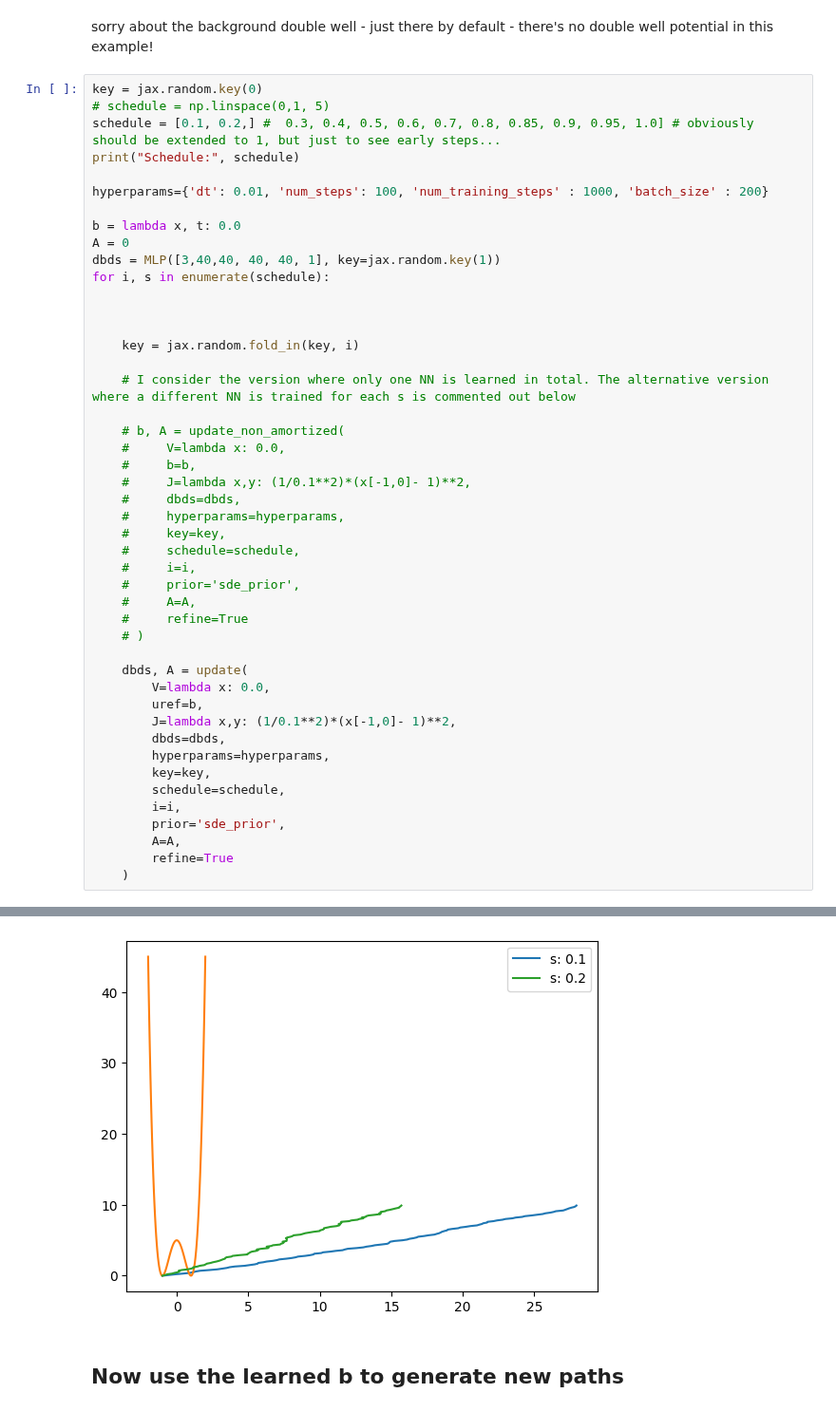
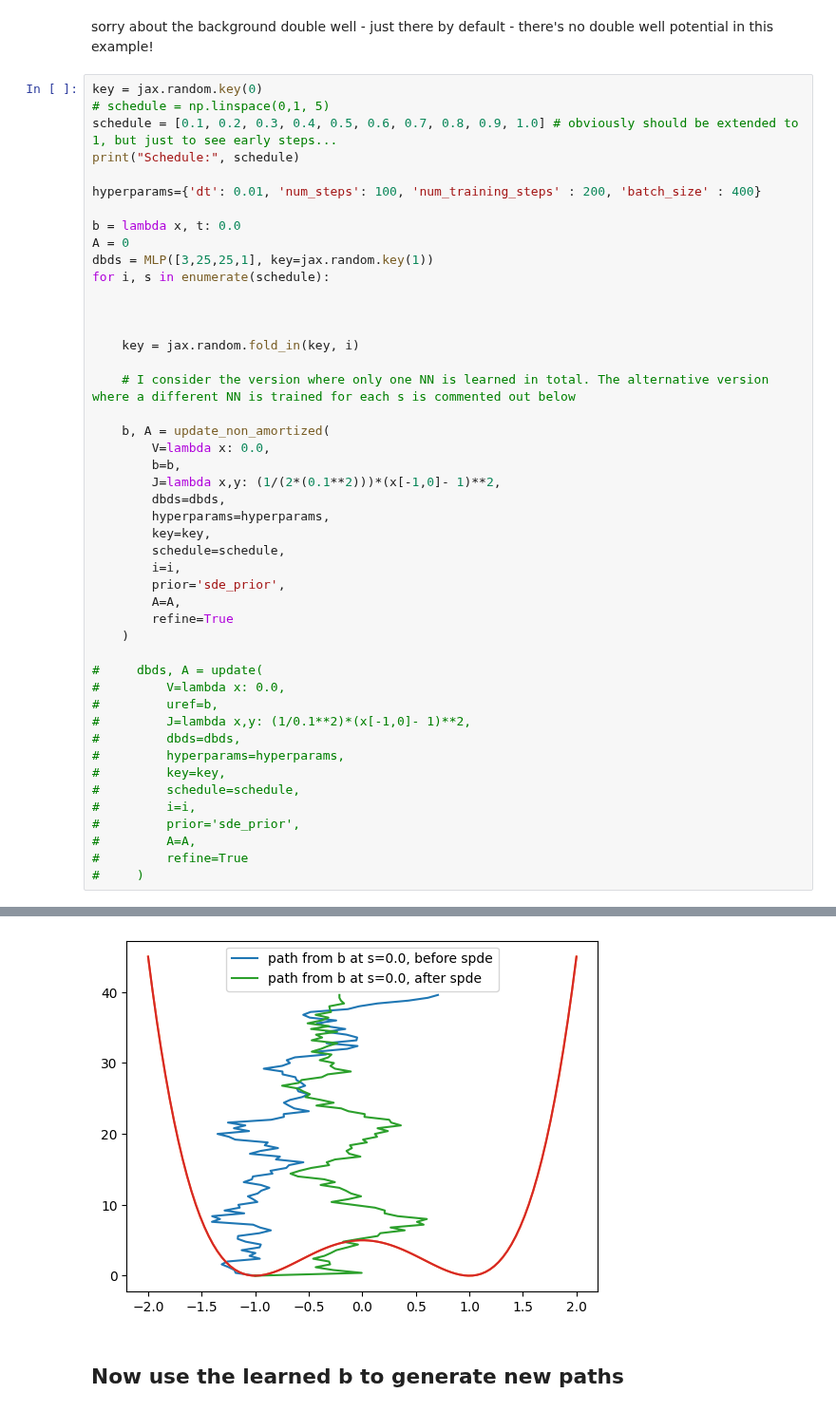
Before and after one commit to reubenharry/path_sampling, a Jupyter notebook: src/path_sampling_nb_qijia.ipynb, the cells around one changed output, grey strips where cells are left out. Shown at 95% size. Cells and saved outputs as stored; diff of their text form.

```diff
--- a/src/path_sampling_nb_qijia.ipynb
+++ b/src/path_sampling_nb_qijia.ipynb
@@ -68,14 +68,14 @@ sorry about the background double well - just there by default - there's no doub
 # %%
 key = jax.random.key(0)
 # schedule = np.linspace(0,1, 5)
-schedule = [0.1, 0.2,] #  0.3, 0.4, 0.5, 0.6, 0.7, 0.8, 0.85, 0.9, 0.95, 1.0] # obviously should be extended to 1, but just to see early steps...
+schedule = [0.1, 0.2, 0.3, 0.4, 0.5, 0.6, 0.7, 0.8, 0.9, 1.0] # obviously should be extended to 1, but just to see early steps...
 print("Schedule:", schedule)
 
-hyperparams={'dt': 0.01, 'num_steps': 100, 'num_training_steps' : 1000, 'batch_size' : 200}
+hyperparams={'dt': 0.01, 'num_steps': 100, 'num_training_steps' : 200, 'batch_size' : 400}
 
 b = lambda x, t: 0.0
 A = 0
-dbds = MLP([3,40,40, 40, 40, 1], key=jax.random.key(1))
+dbds = MLP([3,25,25,1], key=jax.random.key(1))
 for i, s in enumerate(schedule):
 
 
@@ -84,24 +84,10 @@ for i, s in enumerate(schedule):
 
     # I consider the version where only one NN is learned in total. The alternative version where a different NN is trained for each s is commented out below
 
-    # b, A = update_non_amortized(
-    #     V=lambda x: 0.0,
-    #     b=b,
-    #     J=lambda x,y: (1/0.1**2)*(x[-1,0]- 1)**2,
-    #     dbds=dbds,
-    #     hyperparams=hyperparams,
-    #     key=key,
-    #     schedule=schedule,
-    #     i=i,
-    #     prior='sde_prior',
-    #     A=A,
-    #     refine=True
-    # )
-
-    dbds, A = update(
+    b, A = update_non_amortized(
         V=lambda x: 0.0,
-        uref=b,
-        J=lambda x,y: (1/0.1**2)*(x[-1,0]- 1)**2,
+        b=b,
+        J=lambda x,y: (1/(2*(0.1**2)))*(x[-1,0]- 1)**2,
         dbds=dbds,
         hyperparams=hyperparams,
         key=key,
@@ -111,4 +97,18 @@ for i, s in enumerate(schedule):
         A=A,
         refine=True
     )
+
+#     dbds, A = update(
+#         V=lambda x: 0.0,
+#         uref=b,
+#         J=lambda x,y: (1/0.1**2)*(x[-1,0]- 1)**2,
+#         dbds=dbds,
+#         hyperparams=hyperparams,
+#         key=key,
+#         schedule=schedule,
+#         i=i,
+#         prior='sde_prior',
+#         A=A,
+#         refine=True
+#     )
 # %% [output]
@@ -122,4 +132,4 @@ Test loss is 2690.732421875
-[figure, old version]
+[figure, new version]
 # %% [markdown]
 ## Now use the learned b to generate new paths
 # %%
```
Also changed, not shown: parts of 7 cells of this notebook, 3 other files.
